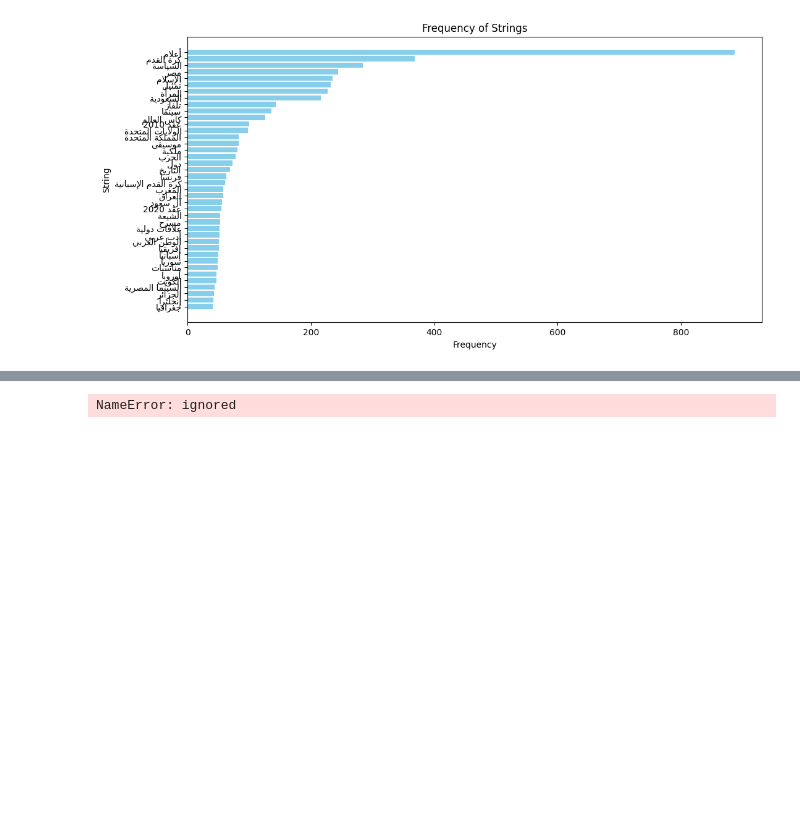
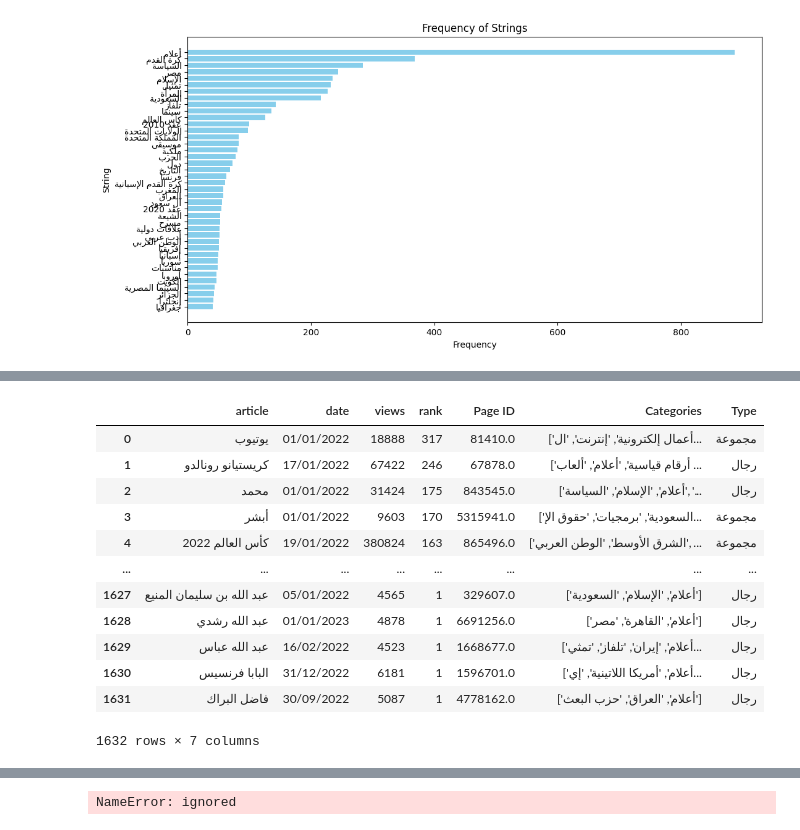
Before and after one commit to ia234/Python_23, a Jupyter notebook: Category_Analysis.ipynb, the cells around one changed output, grey strips where cells are left out. Cells and saved outputs as stored; diff of their text form; code cells hidden in the pictures; blank space fills up the shorter version.

```diff
--- a/Category_Analysis.ipynb
+++ b/Category_Analysis.ipynb
@@ -307,0 +511,7 @@ fig.show()
+# %%
+# Drop three columns (A, C, and E)
+# columns_to_drop = ['URL', 'Image', 'Summary']
+smaller_df = smaller_df.drop(columns='country')
+
+# Print the resulting DataFrame
+smaller_df
@@ -307,0 +532,39 @@ fig.show()
+# %%
+import pandas as pd
+import numpy as np  # Import numpy for handling NaN values
+
+# Assuming you have a DataFrame called smaller_df with a "Categories" column
+
+# Define a function to categorize the rows based on the presence of words
+def categorize_type(row):
+    if isinstance(row, str):  # Check if the input is a string
+        if "المرأة" in row:
+            return "نساء"
+        elif "أعلام" in row:
+            return "رجال"
+        elif "مناسبات" in row:
+            return "مناسبات"
+    return "مجموعة"
+
+# Handle NaN values in the "Categories" column by filling them with an empty string
+smaller_df['Categories'] = smaller_df['Categories'].fillna('')
+
+# Apply the categorize_type function to create the "Type" column
+smaller_df['Type'] = smaller_df['Categories'].apply(categorize_type)
+
+# Print the updated DataFrame
+smaller_df
+# %% [output]
+|  | article | date | views | rank | Page ID | Categories | Type |
+| 0 | يوتيوب | 01/01/2022 | 18888 | 317 | 81410.0 | ['أعمال إلكترونية', 'إنترنت', 'ال... | مجموعة |
+| 1 | كريستيانو رونالدو | 17/01/2022 | 67422 | 246 | 67878.0 | ['أرقام قياسية', 'أعلام', 'ألعاب ... | رجال |
+| 2 | محمد | 01/01/2022 | 31424 | 175 | 843545.0 | ['أعلام', 'الإسلام', 'السياسة', '... | رجال |
+| 3 | أبشر | 01/01/2022 | 9603 | 170 | 5315941.0 | ['السعودية', 'برمجيات', 'حقوق الإ... | مجموعة |
+| 4 | كأس العالم 2022 | 19/01/2022 | 380824 | 163 | 865496.0 | ['الشرق الأوسط', 'الوطن العربي', ... | مجموعة |
+| ... | ... | ... | ... | ... | ... | ... | ... |
+| 1627 | عبد الله بن سليمان المنيع | 05/01/2022 | 4565 | 1 | 329607.0 | ['أعلام', 'الإسلام', 'السعودية'] | رجال |
+| 1628 | عبد الله رشدي | 01/01/2023 | 4878 | 1 | 6691256.0 | ['أعلام', 'القاهرة', 'مصر'] | رجال |
+| 1629 | عبد الله عباس | 16/02/2022 | 4523 | 1 | 1668677.0 | ['أعلام', 'إيران', 'تلفاز', 'تمثي... | رجال |
+| 1630 | البابا فرنسيس | 31/12/2022 | 6181 | 1 | 1596701.0 | ['أعلام', 'أمريكا اللاتينية', 'إي... | رجال |
+| 1631 | فاضل البراك | 30/09/2022 | 5087 | 1 | 4778162.0 | ['أعلام', 'العراق', 'حزب البعث'] | رجال |
+1632 rows × 7 columns
```
Also changed, not shown: parts of 20 cells of this notebook.
